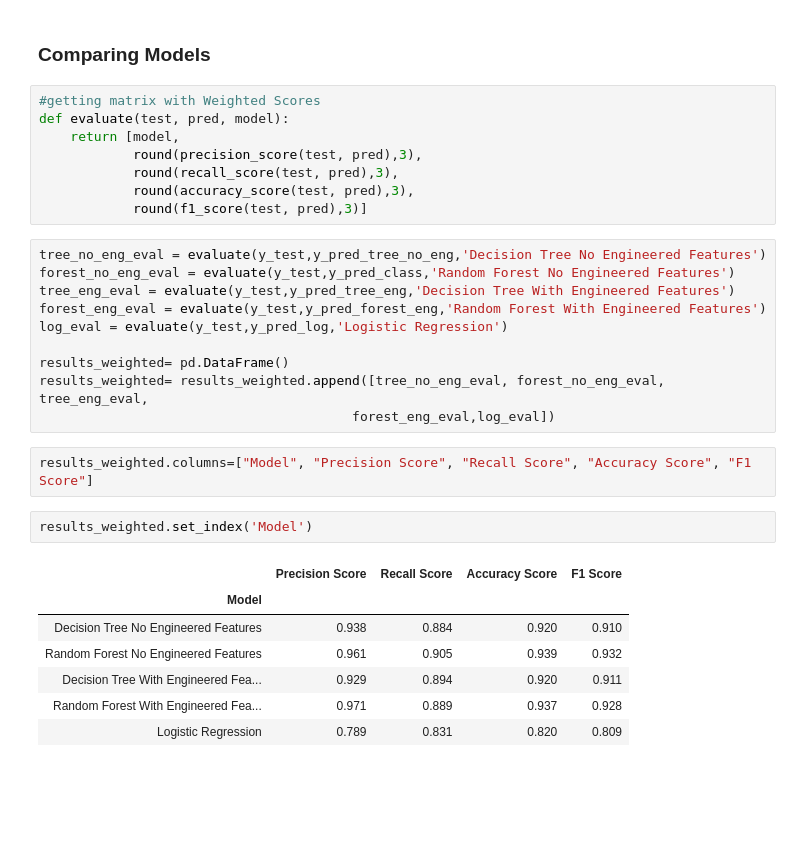
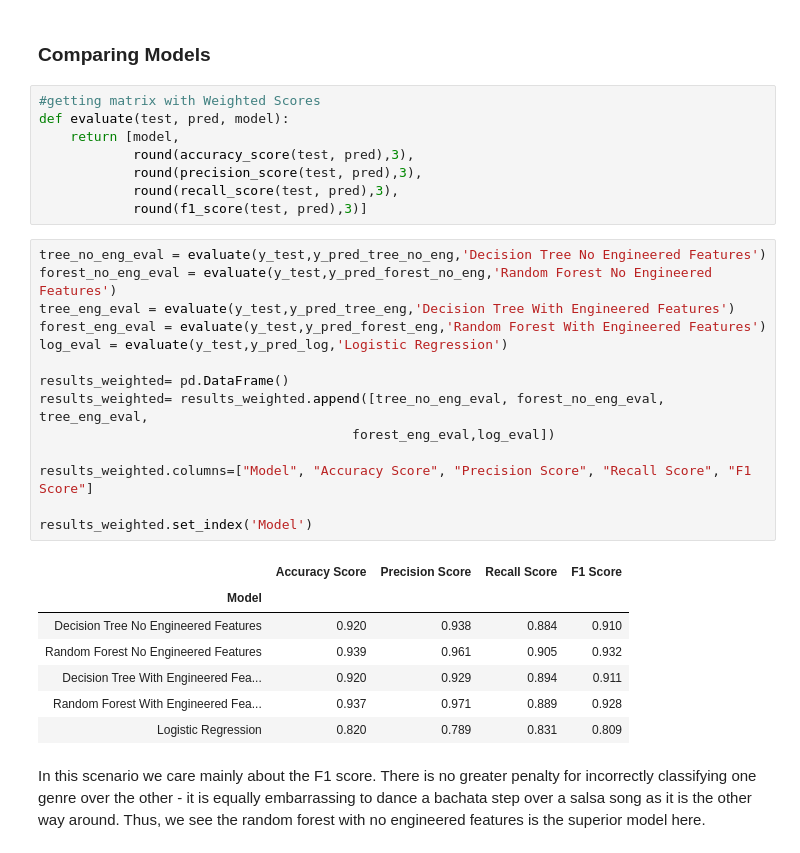
Before and after one commit to ayalasm/mod_5_project, a Jupyter notebook: Exploration.ipynb, the cells around one changed output. Saved outputs shown, nothing was run; the diff lists cells and outputs as text; blank space fills up the shorter version.

```diff
--- a/Exploration.ipynb
+++ b/Exploration.ipynb
@@ -903,29 +895,31 @@ y_pred_log = logreg.predict(X_test_mm_scaled)
 #getting matrix with Weighted Scores
 def evaluate(test, pred, model):
     return [model,
+            round(accuracy_score(test, pred),3),
             round(precision_score(test, pred),3),
             round(recall_score(test, pred),3),
-            round(accuracy_score(test, pred),3),
             round(f1_score(test, pred),3)]
 # %%
 tree_no_eng_eval = evaluate(y_test,y_pred_tree_no_eng,'Decision Tree No Engineered Features')
-forest_no_eng_eval = evaluate(y_test,y_pred_class,'Random Forest No Engineered Features')
+forest_no_eng_eval = evaluate(y_test,y_pred_forest_no_eng,'Random Forest No Engineered Features')
 tree_eng_eval = evaluate(y_test,y_pred_tree_eng,'Decision Tree With Engineered Features')
 forest_eng_eval = evaluate(y_test,y_pred_forest_eng,'Random Forest With Engineered Features')
 log_eval = evaluate(y_test,y_pred_log,'Logistic Regression')
 
 results_weighted= pd.DataFrame()
 results_weighted= results_weighted.append([tree_no_eng_eval, forest_no_eng_eval, tree_eng_eval,
                                         forest_eng_eval,log_eval])
+
+results_weighted.columns=["Model", "Accuracy Score", "Precision Score", "Recall Score", "F1 Score"]
+
+results_weighted.set_index('Model')
+# %% [output]
+|  | Accuracy Score | Precision Score | Recall Score | F1 Score |
+| Model |  |  |  |  |
+| Decision Tree No Engineered Features | 0.920 | 0.938 | 0.884 | 0.910 |
+| Random Forest No Engineered Features | 0.939 | 0.961 | 0.905 | 0.932 |
+| Decision Tree With Engineered Fea... | 0.920 | 0.929 | 0.894 | 0.911 |
+| Random Forest With Engineered Fea... | 0.937 | 0.971 | 0.889 | 0.928 |
+| Logistic Regression | 0.820 | 0.789 | 0.831 | 0.809 |
-# %%
-results_weighted.columns=["Model", "Precision Score", "Recall Score", "Accuracy Score", "F1 Score"]
-# %%
-results_weighted.set_index('Model')
-# %% [output]
-|  | Precision Score | Recall Score | Accuracy Score | F1 Score |
-| Model |  |  |  |  |
-| Decision Tree No Engineered Features | 0.938 | 0.884 | 0.920 | 0.910 |
-| Random Forest No Engineered Features | 0.961 | 0.905 | 0.939 | 0.932 |
-| Decision Tree With Engineered Fea... | 0.929 | 0.894 | 0.920 | 0.911 |
-| Random Forest With Engineered Fea... | 0.971 | 0.889 | 0.937 | 0.928 |
-| Logistic Regression | 0.789 | 0.831 | 0.820 | 0.809 |
+# %% [markdown]
+In this scenario we care mainly about the F1 score. There is no greater penalty for incorrectly classifying one genre over the other - it is equally embarrassing to dance a bachata step over a salsa song as it is the other way around. Thus, we see the random forest with no engineered features is the superior model here.
```
Also changed, not shown: parts of 36 cells of this notebook, 6 other files.
